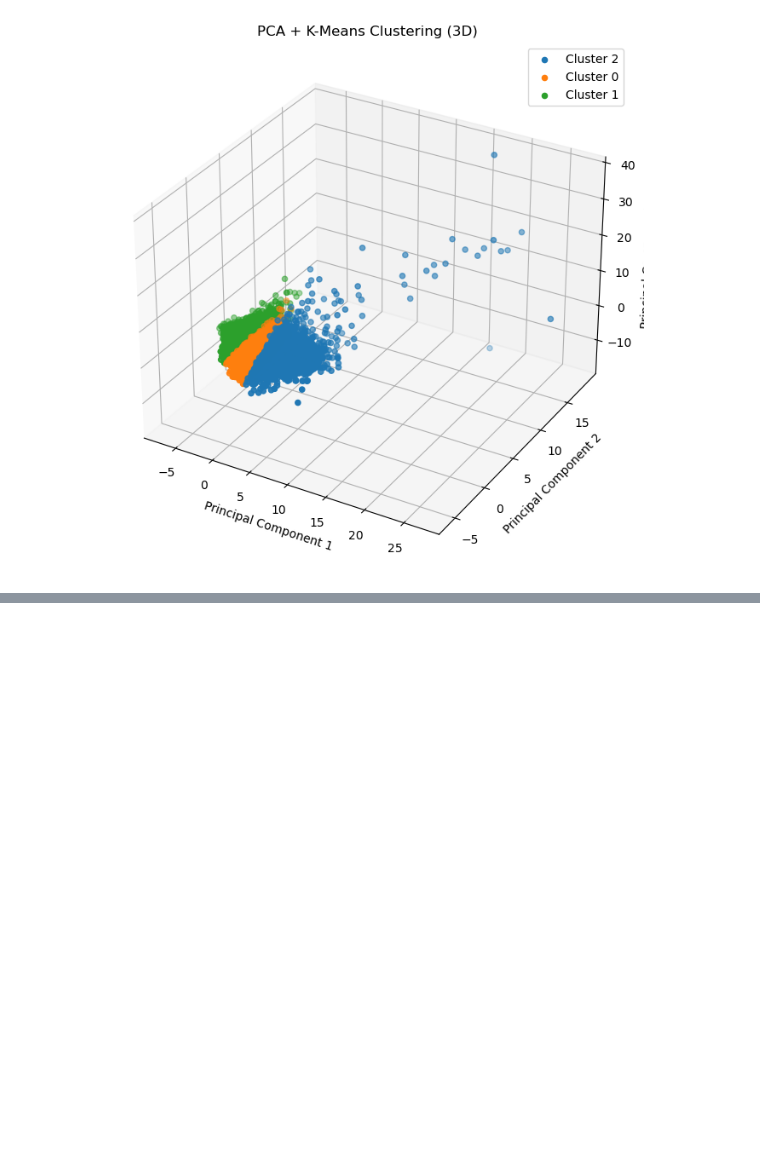
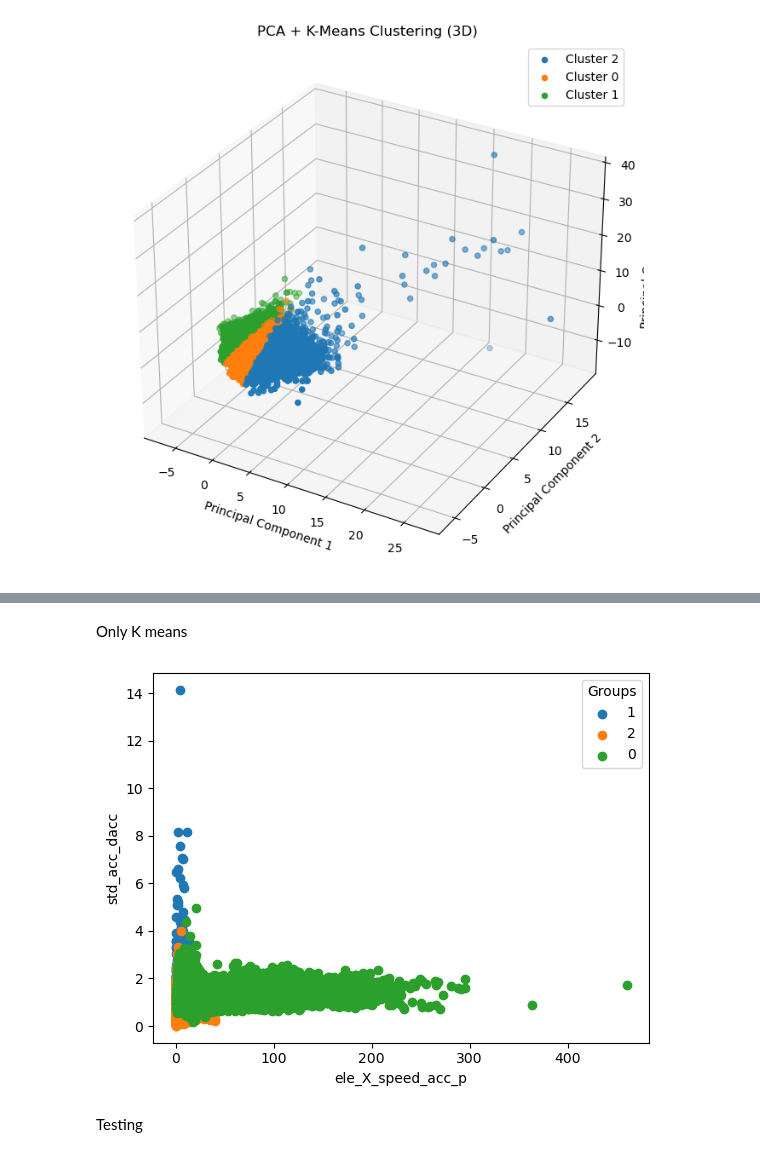
Before and after one commit to DriverBehaviour-FYP/Driver-Behaviour-Analysis, a Jupyter notebook: notebook/clustering/k-means.ipynb, the cells around one changed output, grey strips where cells are left out. Saved outputs shown, nothing was run; the diff lists cells and outputs as text; code cells hidden in the pictures; blank space fills up the shorter version.

```diff
--- a/notebook/clustering/k-means.ipynb
+++ b/notebook/clustering/k-means.ipynb
@@ -289,0 +423,46 @@ plt.show()
+# %% [markdown]
+Only K means
+# %%
+import pandas as pd
+from sklearn.cluster import KMeans
+from sklearn.preprocessing import StandardScaler
+import matplotlib.pyplot as plt
+
+
+# Select the features for clustering
+X = smoothed_data[['bin_elevation_p', 'bin_elevation_n', 'bin_ele_X_speed_acc_p', 'bin_ele_X_speed_acc_n', 'bin_average_acceleration', 'bin_average_deacceleration', 'bin_std_acc_dacc', 'bin_stop_count', 'bin_average_speed', 'bin_max_speed', 'bin_speed_variation']]
+
+# Standardize the data (important for K-Means)
+scaler = StandardScaler()
+X_scaled = scaler.fit_transform(X)
+# X_scaled = X
+
+# Perform K-Means clustering
+k = 3  # You can choose the number of clusters (k) as needed
+kmeans = KMeans(n_init=10,n_clusters=k, random_state=0)
+data['cluster'] = kmeans.fit_predict(X_scaled)
+
+# Add 'deviceid' back to the clustered data
+# clustered_data = pd.merge(df_all, result[['deviceid', 'cluster']], on='deviceid')
+
+# Create a scatter plot with annotations
+groups = data['cluster'].unique()
+
+for group in groups:
+    group_data = data[data['cluster'] == group]
+    plt.scatter(group_data['ele_X_speed_acc_p'], group_data['std_acc_dacc'], label=group)
+
+# Annotate data points with 'deviceid'
+    # for index, row in group_data.iterrows():
+    #     plt.annotate(row['deviceid'], (row['ele_X_speed_acc_p'], row['ele_X_speed_acc_n']), fontsize=5)
+
+plt.xlabel('ele_X_speed_acc_p')
+plt.ylabel('std_acc_dacc')
+plt.legend(title='Groups')
+
+# Show the plot
+plt.show()
+# %% [output]
+[figure, added]
+# %% [markdown]
+Testing
```
Also changed, not shown: parts of 8 cells of this notebook.
